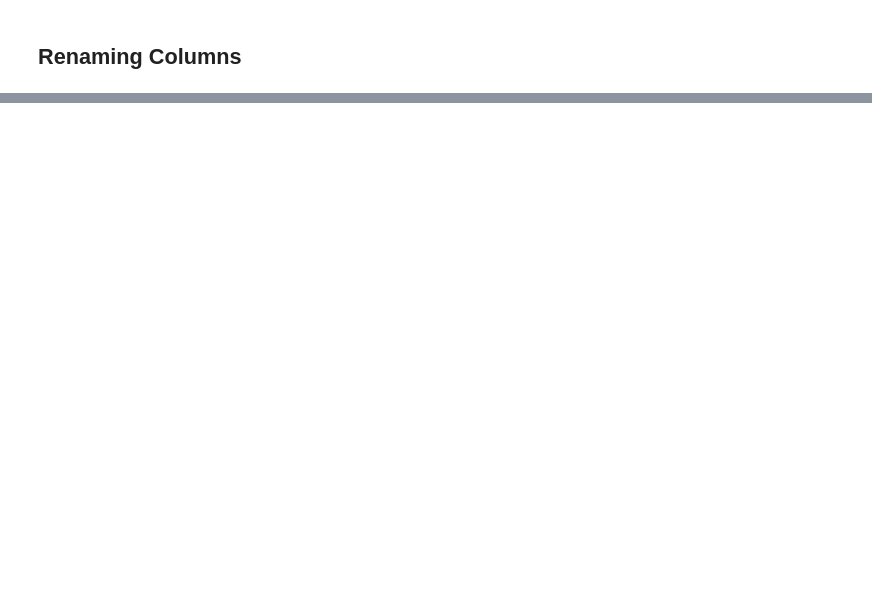
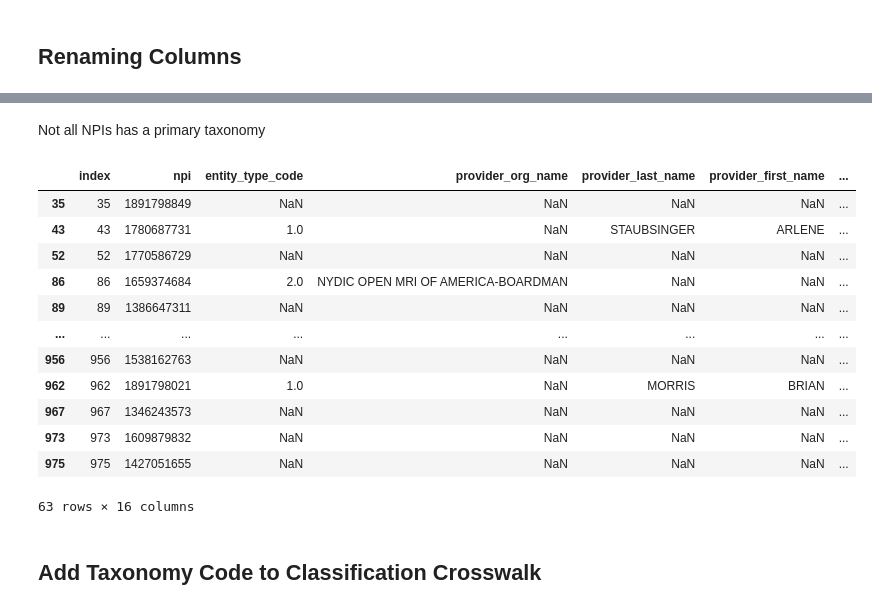
Before and after one commit to maevadevs/Hcbb-Hop-Team, a Jupyter notebook: notebooks/maeva-01-data-wrangling-nppes-loading-to-sqlite.ipynb, the cells around one changed output, grey strips where cells are left out. Saved outputs shown, nothing was run; the diff lists cells and outputs as text; code cells hidden in the pictures; blank space fills up the shorter version.

```diff
--- a/notebooks/maeva-data-wrangling-nppes.ipynb
+++ b/notebooks/maeva-01-data-wrangling-nppes-loading-to-sqlite.ipynb
@@ -157,0 +163,20 @@ npidata.head()
+# %% [markdown]
+Not all NPIs has a primary taxonomy
+# %%
+display(npidata[npidata['primary_taxonomy'].isna()])
+# %% [output]
+|  | index | npi | entity_type_code | provider_org_name | provider_last_name | provider_first_name | ... |
+| 35 | 35 | 1891798849 | NaN | NaN | NaN | NaN | ... |
+| 43 | 43 | 1780687731 | 1.0 | NaN | STAUBSINGER | ARLENE | ... |
+| 52 | 52 | 1770586729 | NaN | NaN | NaN | NaN | ... |
+| 86 | 86 | 1659374684 | 2.0 | NYDIC OPEN MRI OF AMERICA-BOARDMAN | NaN | NaN | ... |
+| 89 | 89 | 1386647311 | NaN | NaN | NaN | NaN | ... |
+| ... | ... | ... | ... | ... | ... | ... | ... |
+| 956 | 956 | 1538162763 | NaN | NaN | NaN | NaN | ... |
+| 962 | 962 | 1891798021 | 1.0 | NaN | MORRIS | BRIAN | ... |
+| 967 | 967 | 1346243573 | NaN | NaN | NaN | NaN | ... |
+| 973 | 973 | 1609879832 | NaN | NaN | NaN | NaN | ... |
+| 975 | 975 | 1427051655 | NaN | NaN | NaN | NaN | ... |
+63 rows × 16 columns
+# %% [markdown]
+## Add Taxonomy Code to Classification Crosswalk
```
Also changed, not shown: parts of 22 cells of this notebook, 1 other file.
